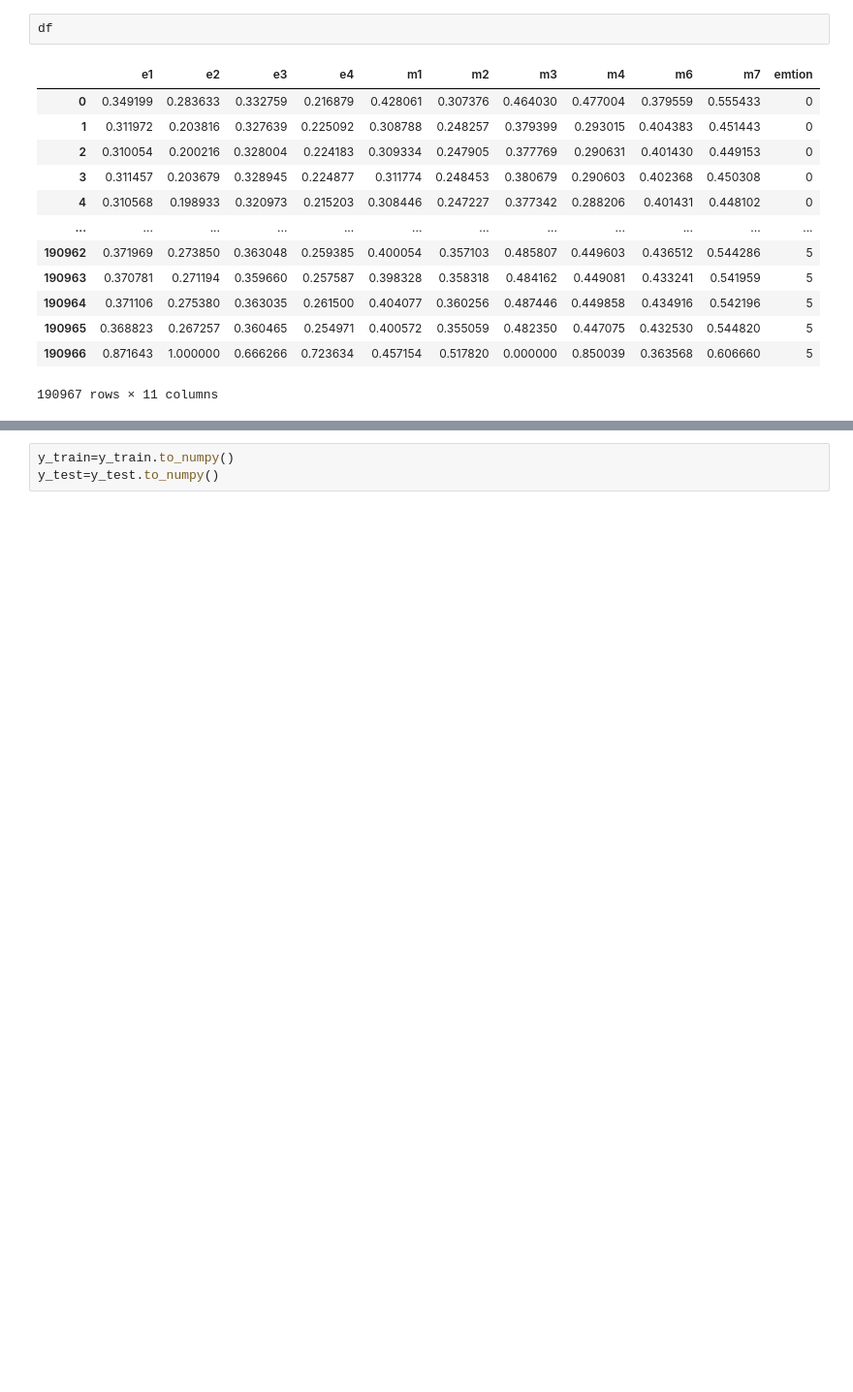
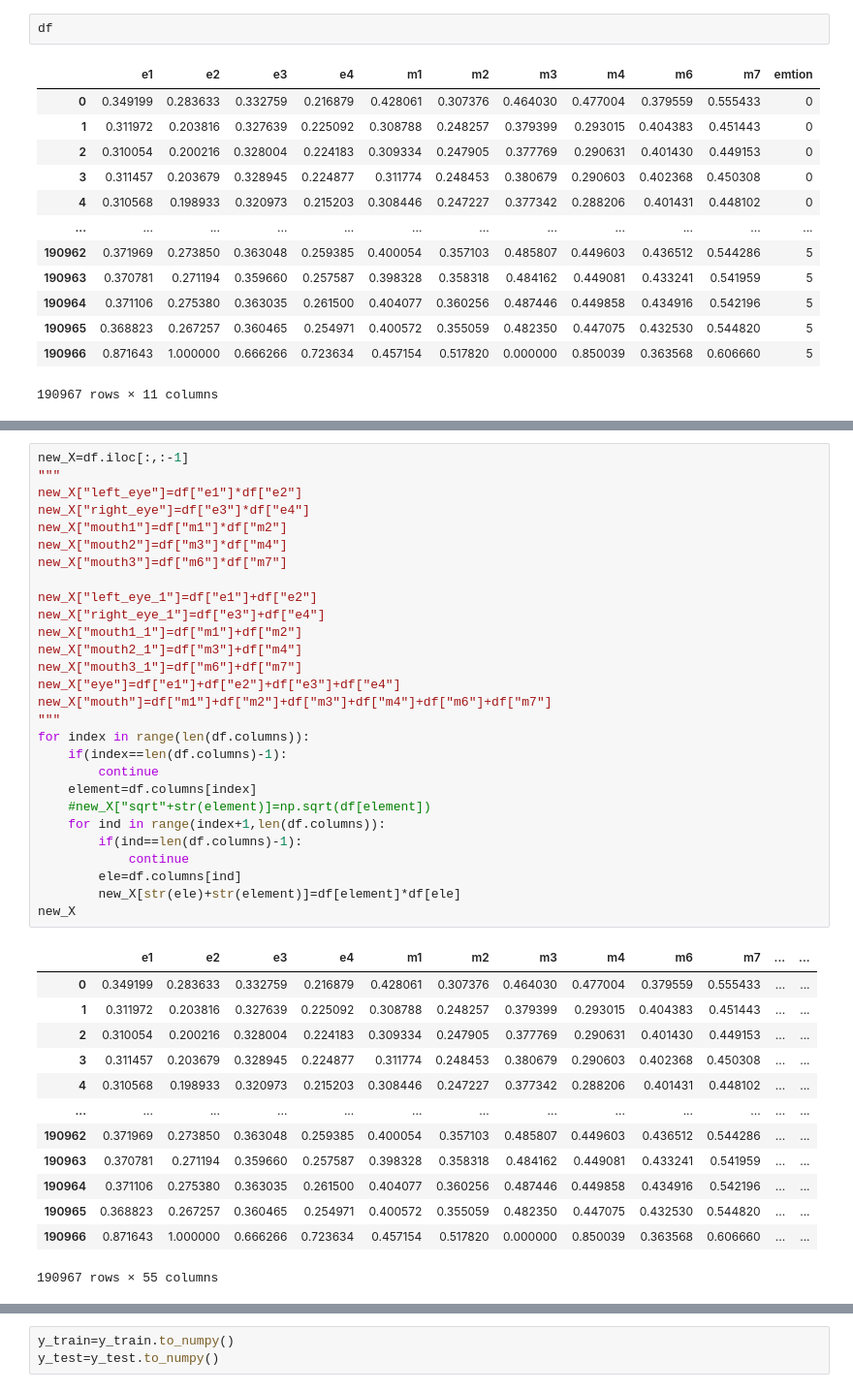
Before and after one commit to 31good/ML-Project, a Jupyter notebook: Machine Learning.ipynb, the cells around one changed output, grey strips where cells are left out. Shown: that part at 97% size. Saved outputs shown, nothing was run; the diff lists cells and outputs as text; blank space fills up the shorter version.

```diff
--- a/Machine Learning.ipynb
+++ b/Machine Learning.ipynb
@@ -40 +52,43 @@ df.iloc[:,0].plot(kind="hist")
+# %%
+new_X=df.iloc[:,:-1]
+"""
+new_X["left_eye"]=df["e1"]*df["e2"]
+new_X["right_eye"]=df["e3"]*df["e4"]
+new_X["mouth1"]=df["m1"]*df["m2"]
+new_X["mouth2"]=df["m3"]*df["m4"]
+new_X["mouth3"]=df["m6"]*df["m7"]
+
+new_X["left_eye_1"]=df["e1"]+df["e2"]
+new_X["right_eye_1"]=df["e3"]+df["e4"]
+new_X["mouth1_1"]=df["m1"]+df["m2"]
+new_X["mouth2_1"]=df["m3"]+df["m4"]
+new_X["mouth3_1"]=df["m6"]+df["m7"]
+new_X["eye"]=df["e1"]+df["e2"]+df["e3"]+df["e4"]
+new_X["mouth"]=df["m1"]+df["m2"]+df["m3"]+df["m4"]+df["m6"]+df["m7"]
+"""
+for index in range(len(df.columns)):
+    if(index==len(df.columns)-1):
+        continue
+    element=df.columns[index]
+    #new_X["sqrt"+str(element)]=np.sqrt(df[element])
+    for ind in range(index+1,len(df.columns)):
+        if(ind==len(df.columns)-1):
+            continue
+        ele=df.columns[ind]
+        new_X[str(ele)+str(element)]=df[element]*df[ele]
+new_X
+# %% [output]
+|  | e1 | e2 | e3 | e4 | m1 | m2 | m3 | m4 | m6 | m7 | ... | ... |
+| 0 | 0.349199 | 0.283633 | 0.332759 | 0.216879 | 0.428061 | 0.307376 | 0.464030 | 0.477004 | 0.379559 | 0.555433 | ... | ... |
+| 1 | 0.311972 | 0.203816 | 0.327639 | 0.225092 | 0.308788 | 0.248257 | 0.379399 | 0.293015 | 0.404383 | 0.451443 | ... | ... |
+| 2 | 0.310054 | 0.200216 | 0.328004 | 0.224183 | 0.309334 | 0.247905 | 0.377769 | 0.290631 | 0.401430 | 0.449153 | ... | ... |
+| 3 | 0.311457 | 0.203679 | 0.328945 | 0.224877 | 0.311774 | 0.248453 | 0.380679 | 0.290603 | 0.402368 | 0.450308 | ... | ... |
+| 4 | 0.310568 | 0.198933 | 0.320973 | 0.215203 | 0.308446 | 0.247227 | 0.377342 | 0.288206 | 0.401431 | 0.448102 | ... | ... |
+| ... | ... | ... | ... | ... | ... | ... | ... | ... | ... | ... | ... | ... |
+| 190962 | 0.371969 | 0.273850 | 0.363048 | 0.259385 | 0.400054 | 0.357103 | 0.485807 | 0.449603 | 0.436512 | 0.544286 | ... | ... |
+| 190963 | 0.370781 | 0.271194 | 0.359660 | 0.257587 | 0.398328 | 0.358318 | 0.484162 | 0.449081 | 0.433241 | 0.541959 | ... | ... |
+| 190964 | 0.371106 | 0.275380 | 0.363035 | 0.261500 | 0.404077 | 0.360256 | 0.487446 | 0.449858 | 0.434916 | 0.542196 | ... | ... |
+| 190965 | 0.368823 | 0.267257 | 0.360465 | 0.254971 | 0.400572 | 0.355059 | 0.482350 | 0.447075 | 0.432530 | 0.544820 | ... | ... |
+| 190966 | 0.871643 | 1.000000 | 0.666266 | 0.723634 | 0.457154 | 0.517820 | 0.000000 | 0.850039 | 0.363568 | 0.606660 | ... | ... |
+190967 rows × 55 columns
 # %%
```
Also changed, not shown: parts of 13 cells of this notebook.
